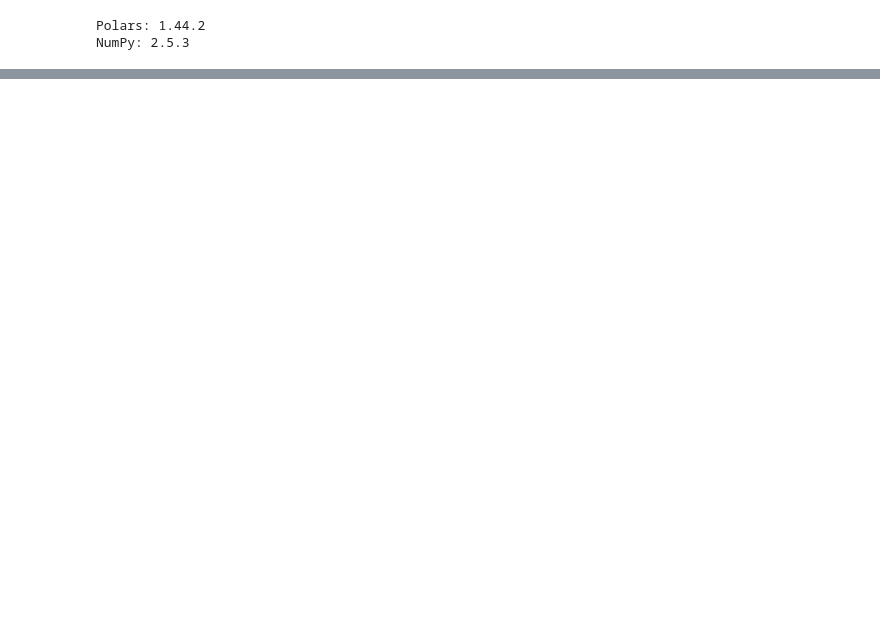
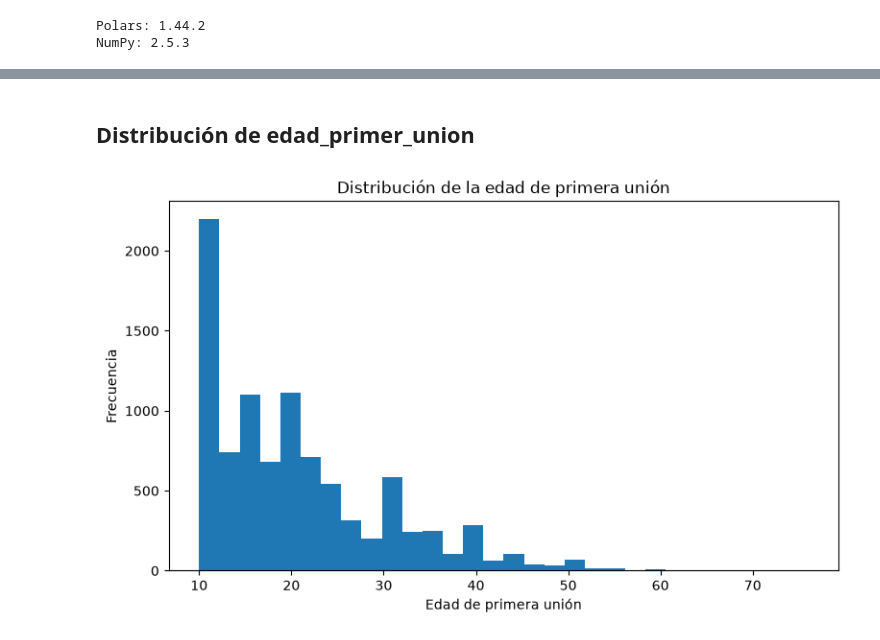
Before and after one commit to Oscarpago/proyecto-endireh-violencia, a Jupyter notebook: notebooks/exploracion.ipynb, the cells around one changed output, grey strips where cells are left out. Saved outputs shown, nothing was run; the diff lists cells and outputs as text; code cells hidden in the pictures; blank space fills up the shorter version.

```diff
--- a/notebooks/exploracion.ipynb
+++ b/notebooks/exploracion.ipynb
@@ -39,0 +431,24 @@ shape: (5, 24)
+# %% [markdown]
+## Distribución de edad_primer_union
+# %%
+edades = (
+    df.select("edad_primer_union")
+    .drop_nulls()
+    ["edad_primer_union"]
+    .to_numpy()
+)
+
+plt.figure(figsize=(9, 5))
+
+plt.hist(
+    edades,
+    bins=30
+)
+
+plt.title("Distribución de la edad de primera unión")
+plt.xlabel("Edad de primera unión")
+plt.ylabel("Frecuencia")
+
+plt.show()
+# %% [output]
+[figure, added]
```
Also changed, not shown: parts of 30 cells of this notebook, 2 other files.
